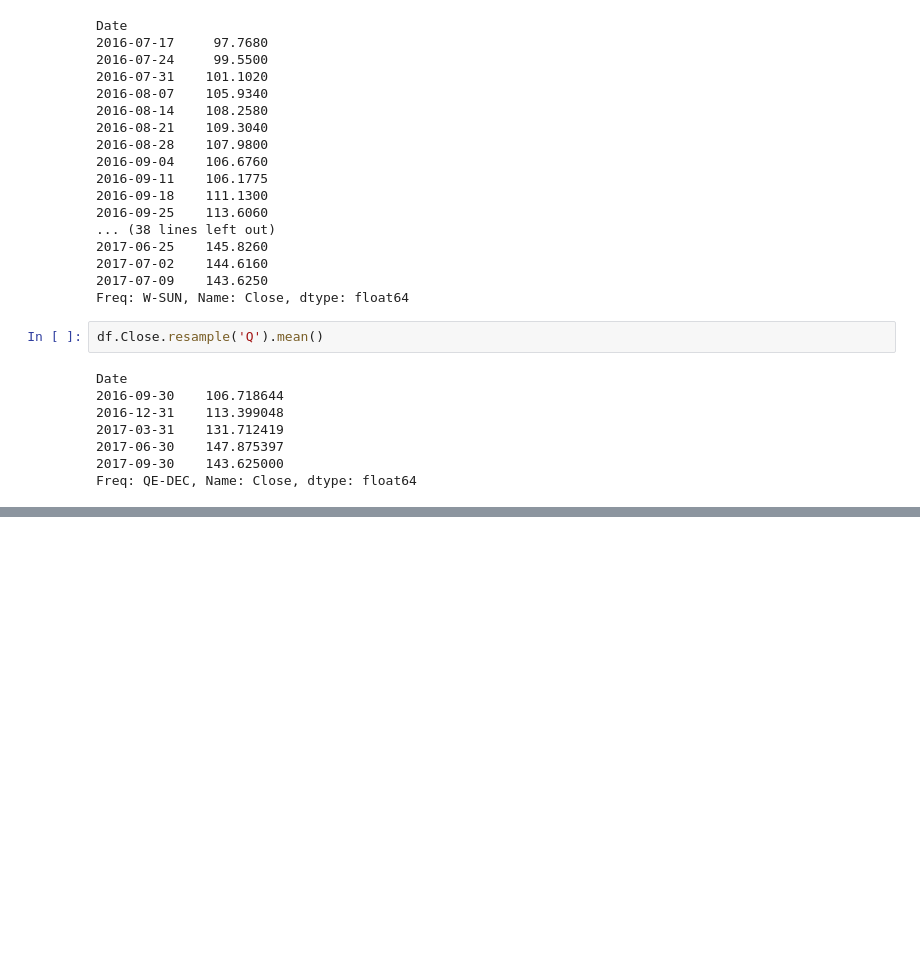
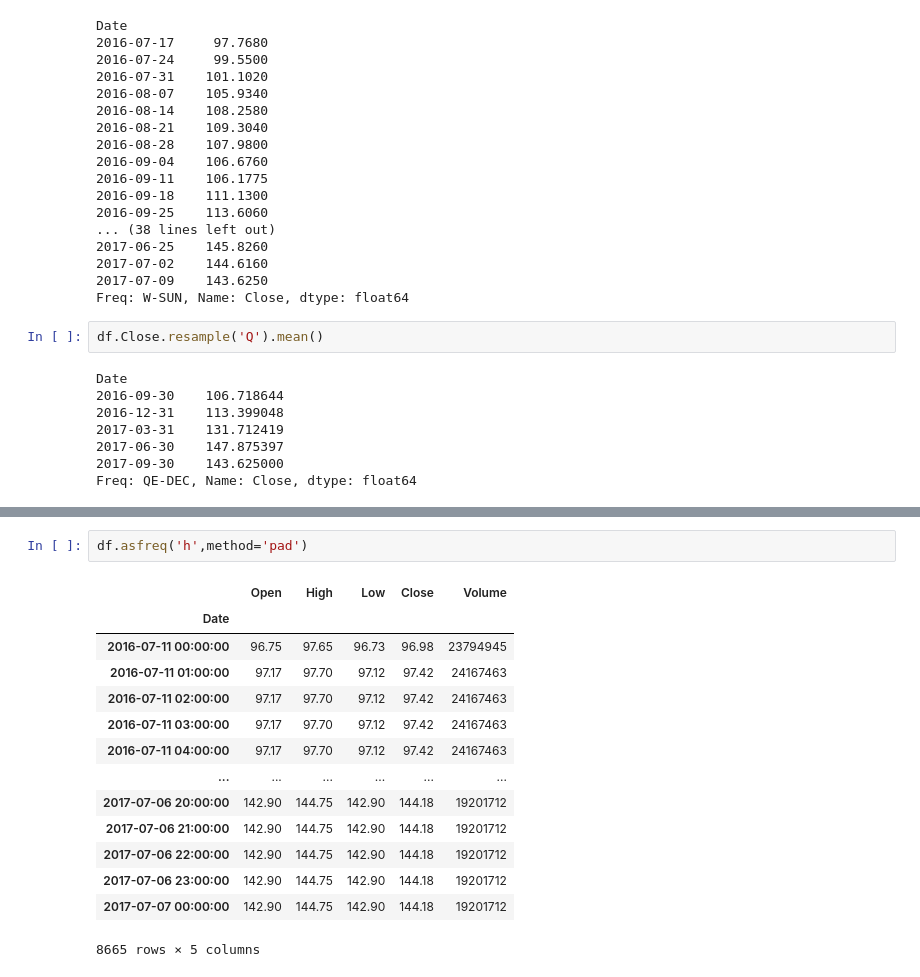
Before and after one commit to kaziH436/Time-Series-Analysis, a Jupyter notebook: time-series.ipynb, the cells around one changed output, grey strips where cells are left out. Cells and saved outputs as stored; diff of their text form; blank space fills up the shorter version.

```diff
--- a/time-series.ipynb
+++ b/time-series.ipynb
@@ -76,0 +100,17 @@ Freq: QE-DEC, Name: Close, dtype: float64
+# %%
+df.asfreq('h',method='pad')
+# %% [output]
+|  | Open | High | Low | Close | Volume |
+| Date |  |  |  |  |  |
+| 2016-07-11 00:00:00 | 96.75 | 97.65 | 96.73 | 96.98 | 23794945 |
+| 2016-07-11 01:00:00 | 97.17 | 97.70 | 97.12 | 97.42 | 24167463 |
+| 2016-07-11 02:00:00 | 97.17 | 97.70 | 97.12 | 97.42 | 24167463 |
+| 2016-07-11 03:00:00 | 97.17 | 97.70 | 97.12 | 97.42 | 24167463 |
+| 2016-07-11 04:00:00 | 97.17 | 97.70 | 97.12 | 97.42 | 24167463 |
+| ... | ... | ... | ... | ... | ... |
+| 2017-07-06 20:00:00 | 142.90 | 144.75 | 142.90 | 144.18 | 19201712 |
+| 2017-07-06 21:00:00 | 142.90 | 144.75 | 142.90 | 144.18 | 19201712 |
+| 2017-07-06 22:00:00 | 142.90 | 144.75 | 142.90 | 144.18 | 19201712 |
+| 2017-07-06 23:00:00 | 142.90 | 144.75 | 142.90 | 144.18 | 19201712 |
+| 2017-07-07 00:00:00 | 142.90 | 144.75 | 142.90 | 144.18 | 19201712 |
+8665 rows × 5 columns
```
Also changed, not shown: parts of 4 cells of this notebook.
